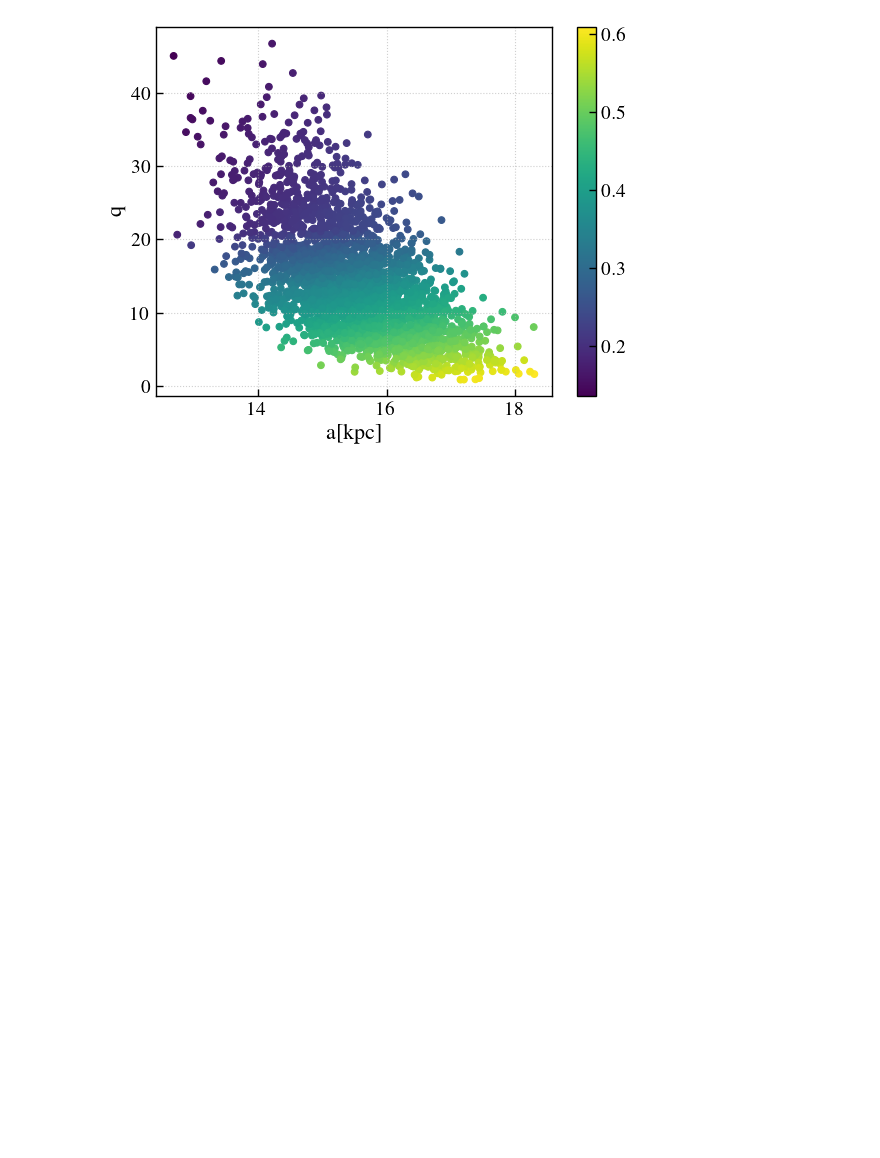
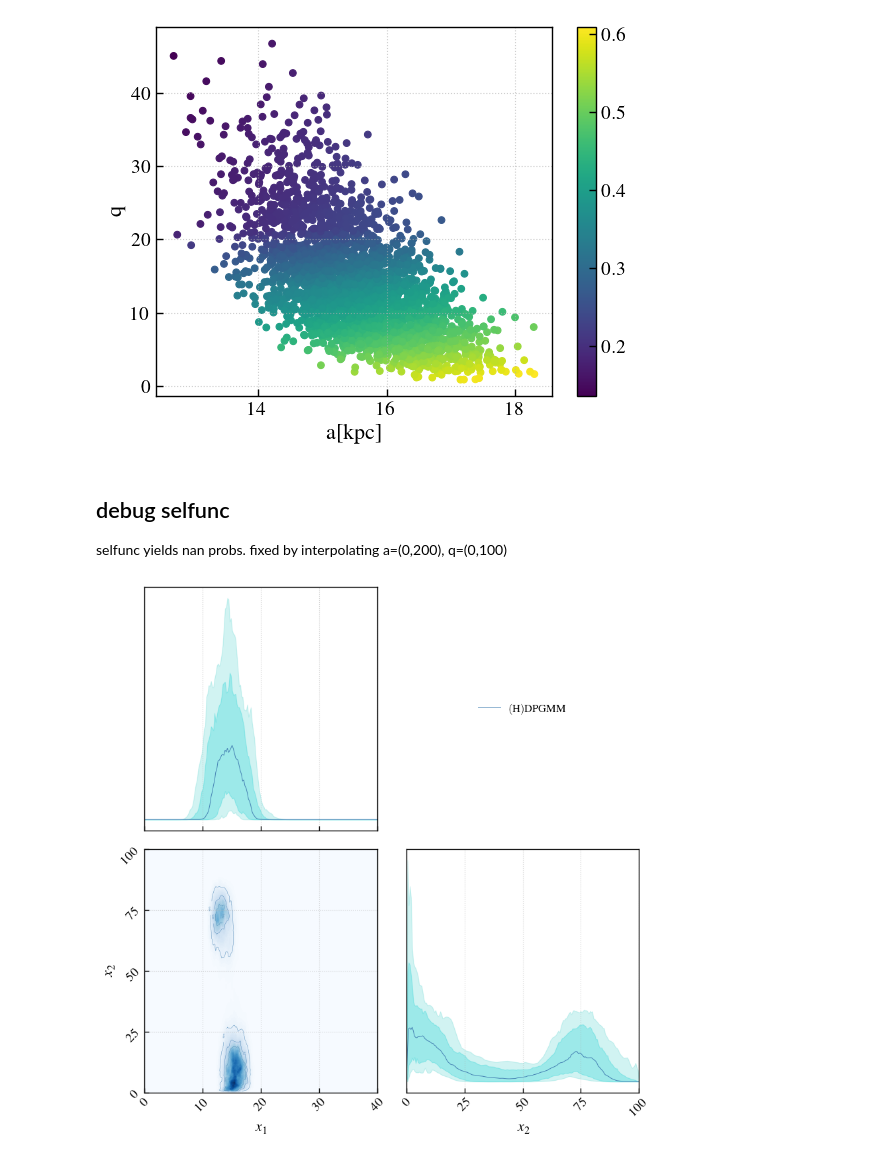
Before and after one commit to insepien/dftime, a Jupyter notebook: notebook/build.ipynb, the cells around one changed output. Saved outputs shown, nothing was run; the diff lists cells and outputs as text; code cells hidden in the pictures; blank space fills up the shorter version.

```diff
--- a/notebook/build.ipynb
+++ b/notebook/build.ipynb
@@ -257,6 +263,6 @@ single_event_posteriors_aq = np.stack([single_event_posteriors_a,single_event_po
 
 [print(np.min(x),np.max(x)) for x in [single_event_posteriors_a,single_event_posteriors_q]];
 
-for i in range(Nobs):
-    np.savetxt(f"/home/insepien/dftime/data/event/event_{i}.txt",single_event_posteriors_aq[i,:,:])
+# for i in range(Nobs):
+#     np.savetxt(f"/home/insepien/dftime/data/event/event_{i}.txt",single_event_posteriors_aq[i,:,:])
 # %% [output]
@@ -323,3 +329,15 @@ plt.ylabel('q')
 plt.colorbar();
 # %% [output]
 [figure]
+# %% [markdown]
+## debug selfunc
+selfunc yields nan probs. fixed by interpolating a=(0,200), q=(0,100)
+# %%
+from figaro.load import load_density
+import inspect
+sepost = [load_density(f'/home/insepien/dftime_data/draws/draws_event_{i}.json') for i in range(5)]
+# %%
+from figaro.load import load_single_event
+sepost_samp = [load_single_event(f'/home/insepien/dftime_data/events/event_{i}.txt') for i in range(100)]
+# %%
+sepost_samp = [sepost_samp[i][0] for i in range(100)]
@@ -325,0 +385,8 @@ plt.colorbar();
+# %%
+fig = plot_multidim(hier_draws_2d,
+                    save = False,
+                    hierarchical=True
+                    )
+fig.tight_layout()
+# %% [output]
+[figure, added]
```
Also changed, not shown: parts of 14 cells of this notebook, 6 other files.
